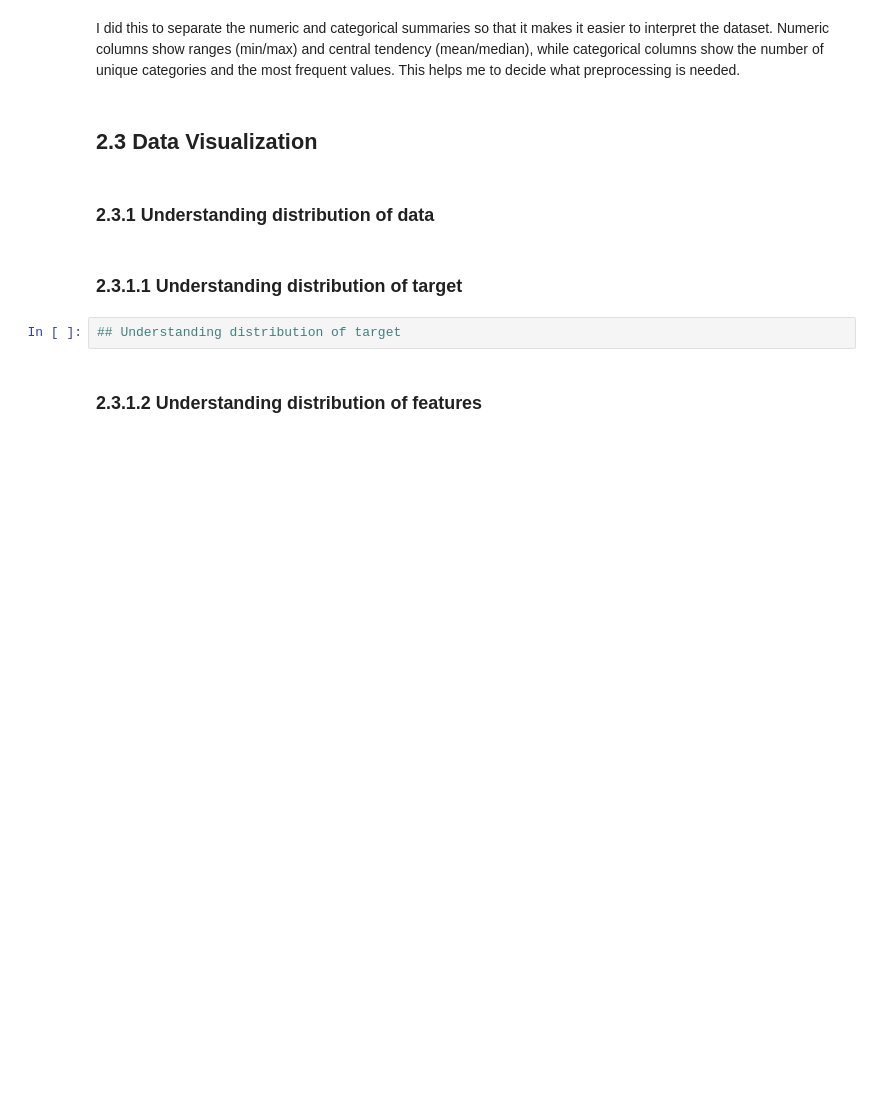
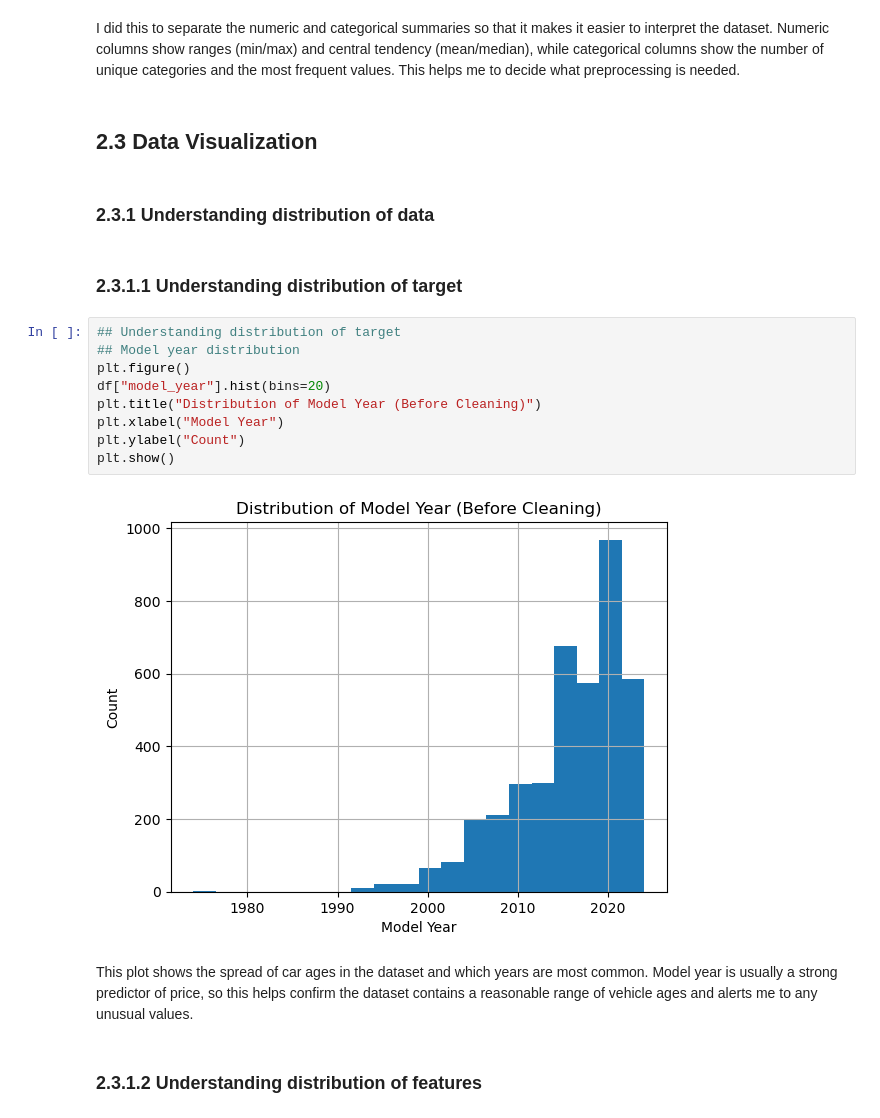
Before and after one commit to Amirul36/mldp-used-car-price, a Jupyter notebook: MLDP Program Codes Submission Template.ipynb, the cells around one changed output. Cells and saved outputs as stored; diff of their text form; blank space fills up the shorter version.

```diff
--- a/MLDP Program Codes Submission Template.ipynb
+++ b/MLDP Program Codes Submission Template.ipynb
@@ -181,6 +181,17 @@ I did this to separate the numeric and categorical summaries so that it makes it
 ### 2.3.1.1 Understanding distribution of target
 # %%
 ## Understanding distribution of target
+## Model year distribution
+plt.figure()
+df["model_year"].hist(bins=20)
+plt.title("Distribution of Model Year (Before Cleaning)")
+plt.xlabel("Model Year")
+plt.ylabel("Count")
+plt.show()
+# %% [output]
+[figure, added]
+# %% [markdown]
+This plot shows the spread of car ages in the dataset and which years are most common. Model year is usually a strong predictor of price, so this helps confirm the dataset contains a reasonable range of vehicle ages and alerts me to any unusual values.
 # %% [markdown]
 ### 2.3.1.2 Understanding distribution of features
 # %%
```
Also changed, not shown: parts of 2 cells of this notebook.
